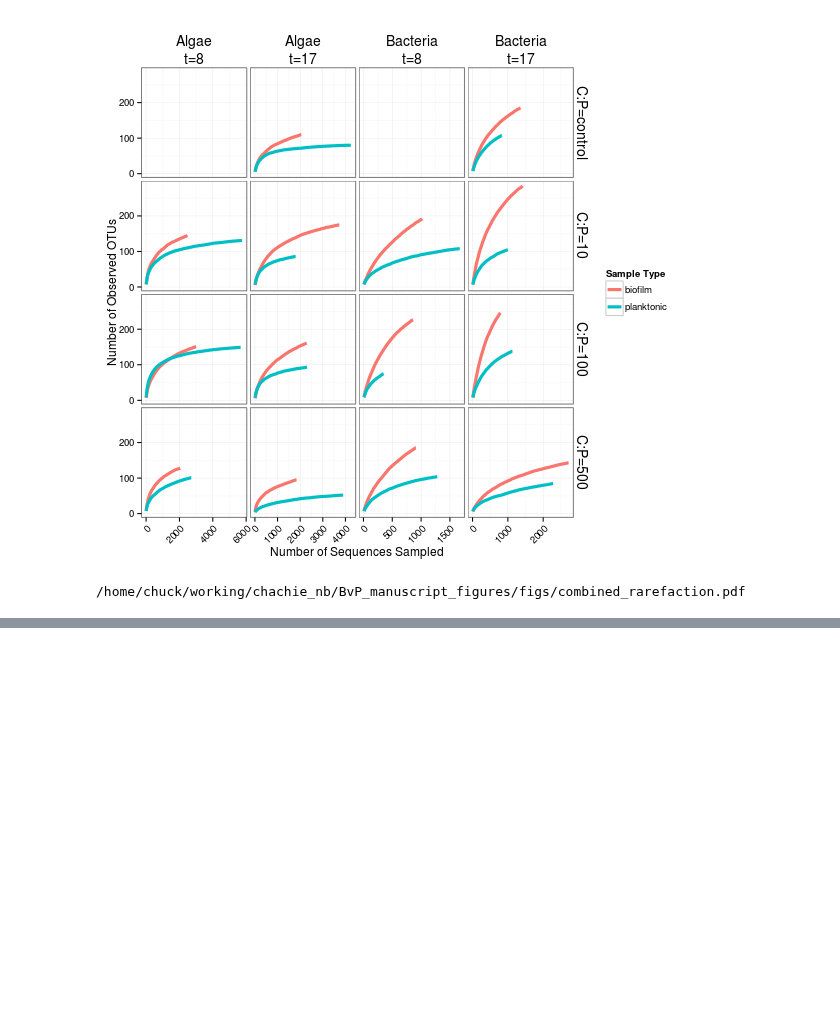
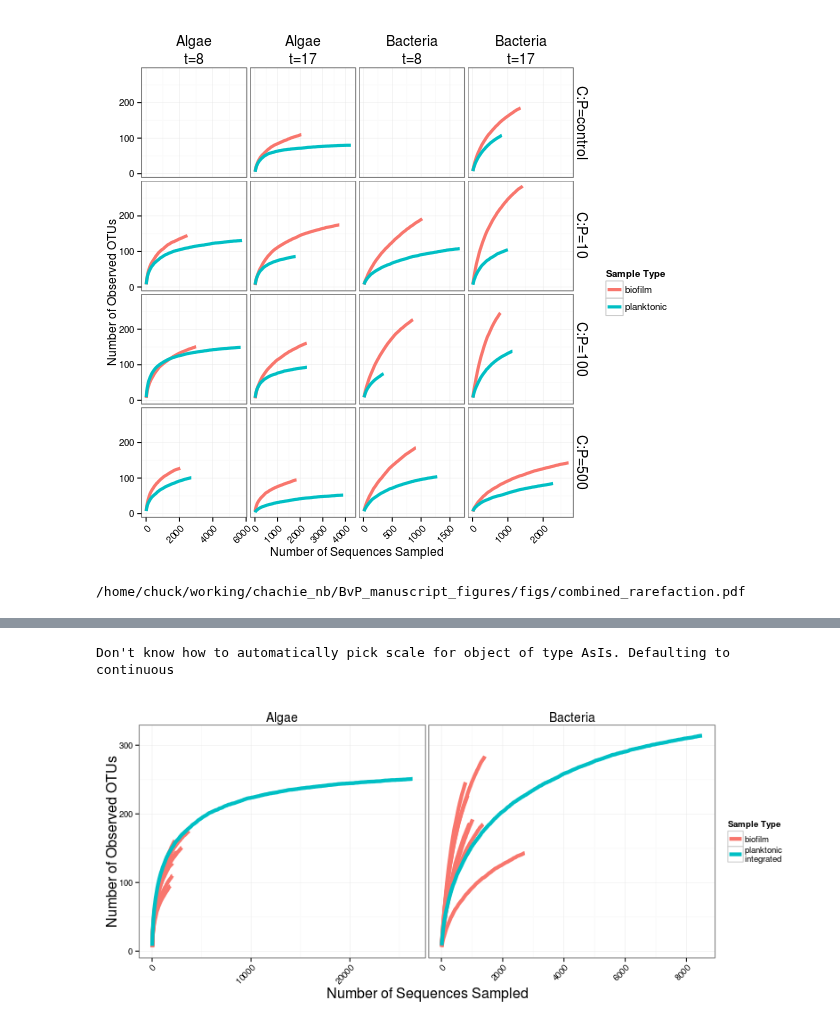
Before and after one commit to chuckpr/BvP_manuscript_figures, a Jupyter notebook: rarefaction_curves.ipynb, the cells around one changed output, grey strips where cells are left out. Drawn from its saved outputs; the diff is of its cells as text; code cells hidden in the pictures; blank space fills up the shorter version.

```diff
--- a/rarefaction_curves.ipynb
+++ b/rarefaction_curves.ipynb
@@ -211,0 +269,43 @@ FileLink("figs/combined_rarefaction.pdf")
+# %%
+%%R -w 800 -h 350
+
+df.integrate.bact = data.frame(x = X_bact,
+                           y = Y_bact,
+                           libraryType = "Bacteria",
+                           Sample = "integrage",
+                           EnvironmentType = "planktonic\nintegrated")
+
+df.integrate.euk = data.frame(x = X_euk,
+                           y = Y_euk,
+                           libraryType = "Algae",
+                           Sample = "integrage",
+                           EnvironmentType = "planktonic\nintegrated")
+
+d = rbind.fill(df.integrate.bact,
+               df.integrate.euk,
+               df.both[df.both$EnvironmentType=="biofilm",])
+
+d$EnvironmentType = factor(d$EnvironmentType, levels = c("biofilm", "planktonic\nintegrated"))
+
+p = ggplot(d, aes(x = x, y = y, group = SampleID, color = EnvironmentType))
+
+p = p + facet_wrap( ~ libraryType, scales = "free_x")
+
+p = p + geom_line(size = 2)
+
+p = p + xlab("Number of Sequences Sampled")
+p = p + ylab("Number of Observed OTUs")
+p = p + labs(color = "Sample Type")
+
+p = p + theme_bw()
+
+p = p + theme(axis.text.x = element_text(angle = 45, vjust = 1, hjust = 1),
+              strip.text.x = element_text(size = 14),
+              axis.title.x = element_text(size = 16),
+              axis.title.y = element_text(size = 16),
+              strip.background = element_blank())
+
+p
+# %% [output]
+Don't know how to automatically pick scale for object of type AsIs. Defaulting to continuous
+[figure, added]
```
Also changed, not shown: parts of 9 cells of this notebook.
